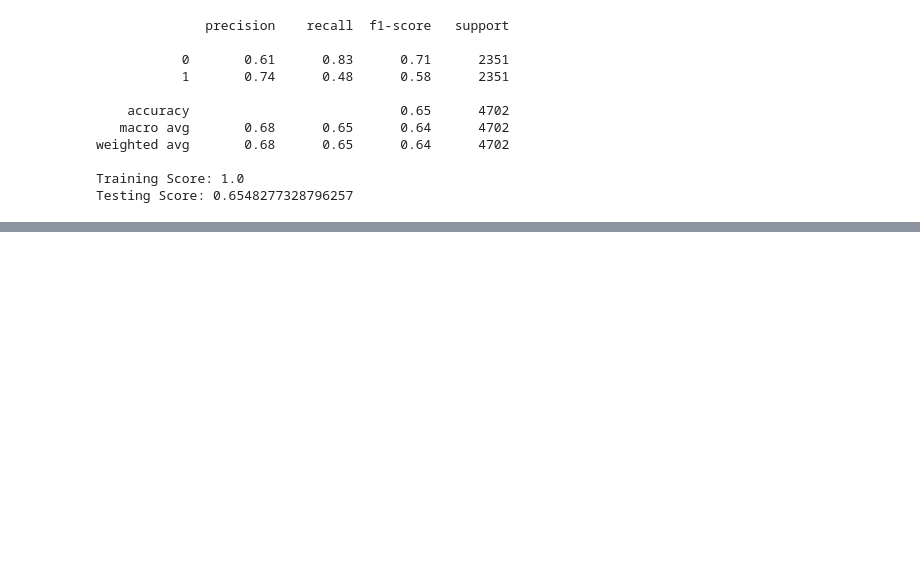
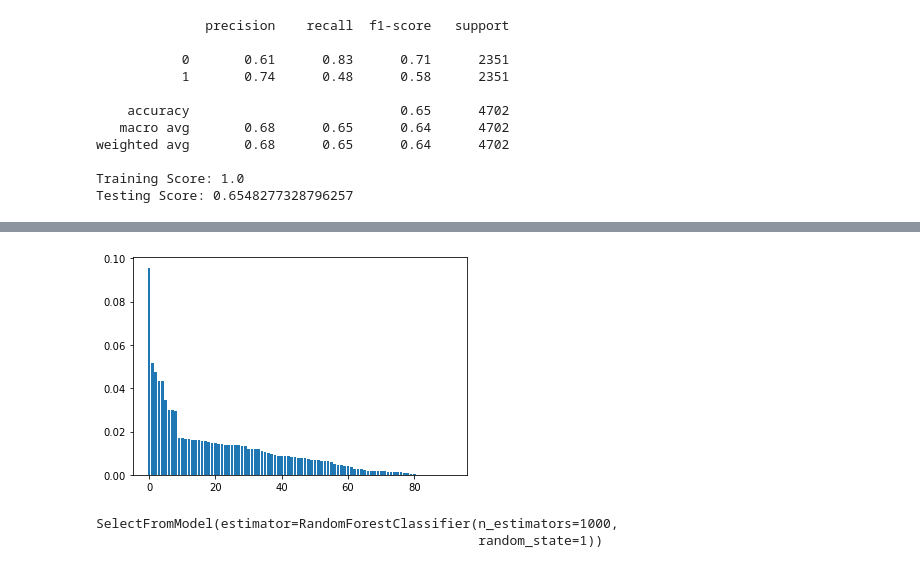
Before and after one commit to uzmabb182/supervised_machine_learning-predicting_credit_risk, a Jupyter notebook: credit_risk_evaluator.ipynb, the cells around one changed output, grey strips where cells are left out. Saved outputs shown, nothing was run; the diff lists cells and outputs as text; code cells hidden in the pictures; blank space fills up the shorter version.

Commit message:
feature selection is performed

```diff
--- a/credit_risk_evaluator.ipynb
+++ b/credit_risk_evaluator.ipynb
@@ -621,0 +641,5 @@ Testing Score: 0.6548277328796257
+# %%
+# Fit random forest and get training and testing score
+clf = RandomForestClassifier(random_state=1, n_estimators=1000).fit(X_train_scaled, y_train)
+print(f'Training Score: {clf.score(X_train_scaled, y_train)}')
+print(f'Testing Score: {clf.score(X_test_scaled, y_test)}')
@@ -621,0 +649,5 @@ Testing Score: 0.6548277328796257
+# %%
+# Get feature importance
+features = clf.feature_importances_
+features = sorted(features, reverse=True)
+features
@@ -621,0 +672,17 @@ Testing Score: 0.6548277328796257
+# %%
+# Note the "noisy" features
+plt.bar(x = range(len(features)), height=features)
+plt.show()
+# %% [output]
+[figure, added]
+# %%
+# Use SelectFromModel to only get the important features
+from sklearn.feature_selection import SelectFromModel
+
+# create selection object by passing in the model fitted above (passing the random forest classifier--clf)
+# Note, the original model MUST be one that has a feature_importances_ or coef_
+sel = SelectFromModel(clf)
+sel
+# %% [output]
+SelectFromModel(estimator=RandomForestClassifier(n_estimators=1000,
+                                                 random_state=1))
```
Also changed, not shown: parts of 24 cells of this notebook.
